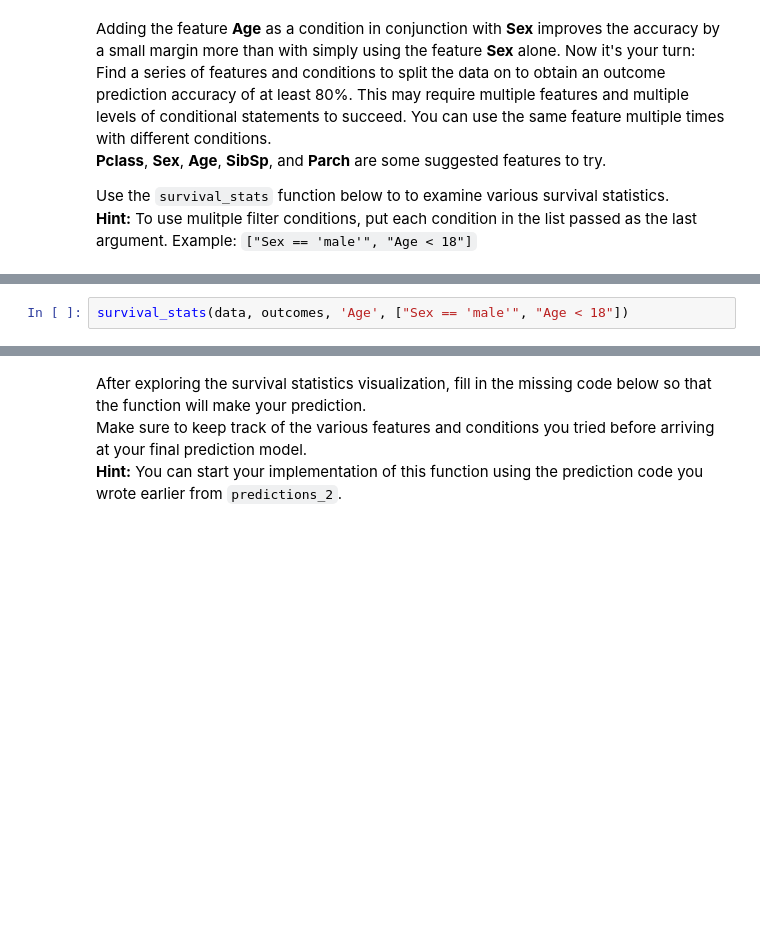
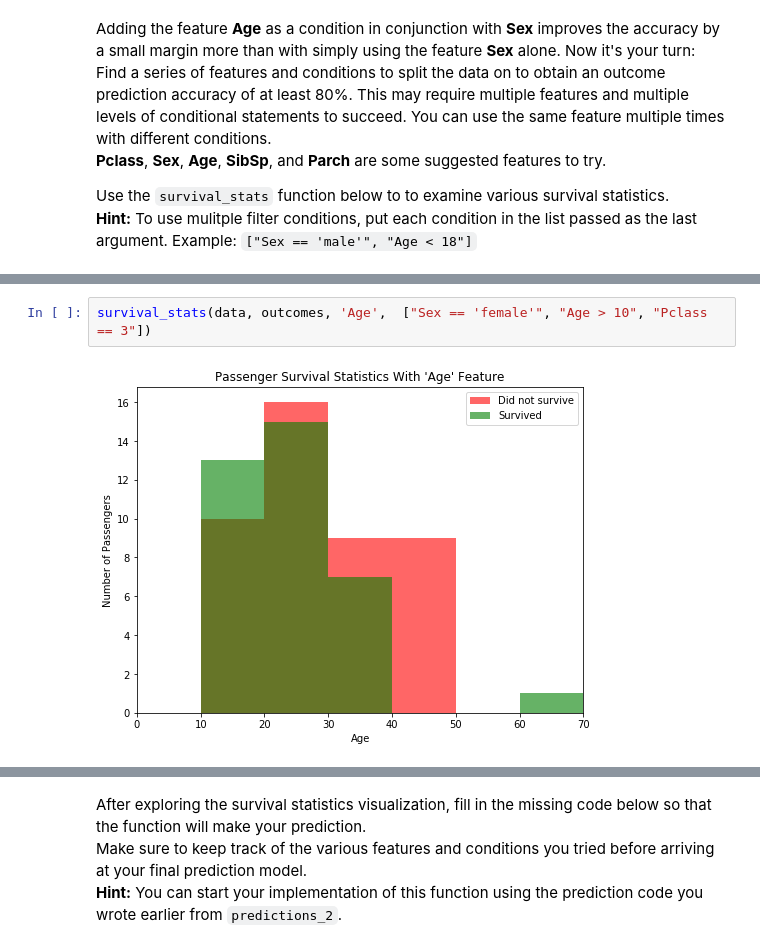
Before and after one commit to george-studenko/Titanic-Survival-Exploration, a Jupyter notebook: Titanic_Survival_Exploration.ipynb, the cells around one changed output, grey strips where cells are left out. Drawn from its saved outputs; the diff is of its cells as text; blank space fills up the shorter version.

```diff
--- a/Titanic_Survival_Exploration.ipynb
+++ b/Titanic_Survival_Exploration.ipynb
@@ -185,2 +219,4 @@ Use the `survival_stats` function below to to examine various survival statistic
 # %%
-survival_stats(data, outcomes, 'Age', ["Sex == 'male'", "Age < 18"])
+survival_stats(data, outcomes, 'Age',  ["Sex == 'female'", "Age > 10", "Pclass == 3"])
+# %% [output]
+[figure, added]
```
Also changed, not shown: parts of 22 cells of this notebook.
